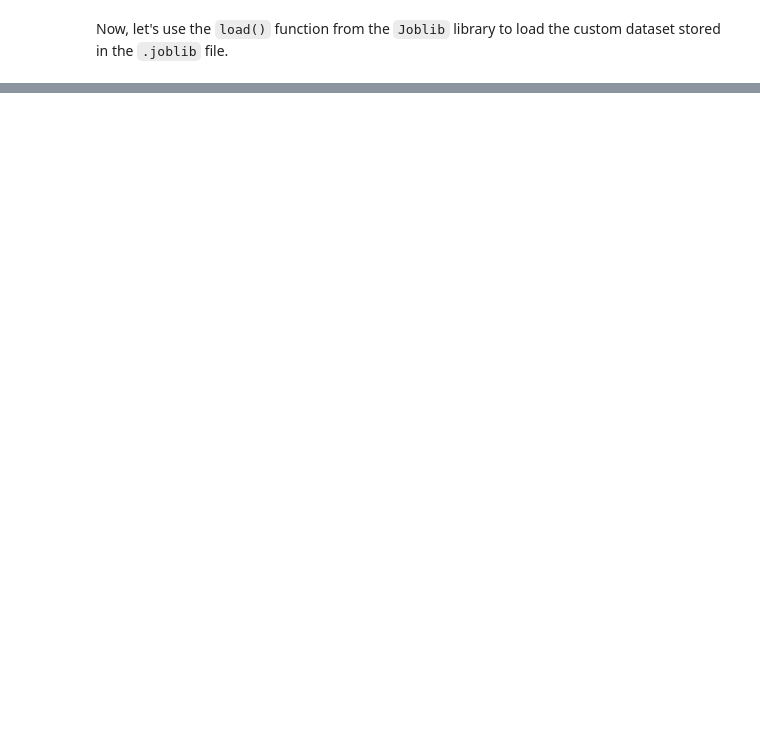
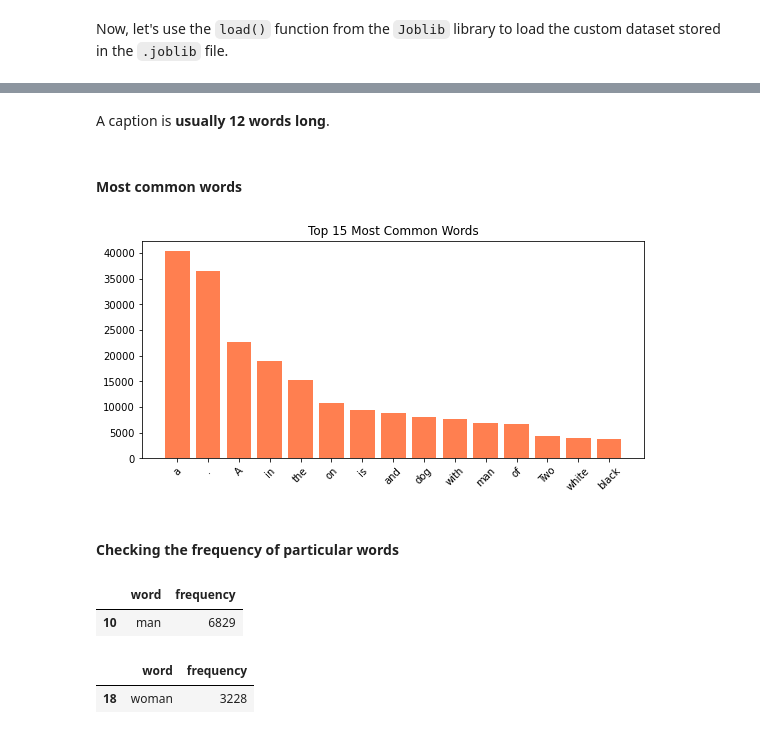
Before and after one commit to DCC-UAB/Image_Captioning, a Jupyter notebook: SRC/EDA.ipynb, the cells around one changed output, grey strips where cells are left out. Cells and saved outputs as stored; diff of their text form; code cells hidden in the pictures; blank space fills up the shorter version.

```diff
--- a/SRC/EDA.ipynb
+++ b/SRC/EDA.ipynb
@@ -36,0 +231,26 @@ dataset = joblib.load(DATA_LOCATION + "/processed_dataset.joblib")
+# %% [markdown]
+A caption is **usually 12 words long**.
+# %% [markdown]
+#### Most common words
+# %%
+captions = list(dataset.captions)
+
+# Split the sentences into words
+words = [word for caption in captions for word in caption.split()]
+
+# Use Counter to count how often each word appears
+counter = Counter(words)
+
+# Extract words and counts as separate lists for bar chart
+words, counts = zip(*counter.most_common(15))
+
+# Display a bar chart
+plt.figure(figsize=(9,4))
+plt.bar(words, counts, color='coral')
+plt.title('Top 15 Most Common Words')
+plt.xticks(rotation=45)
+plt.show()
+# %% [output]
+[figure, added]
+# %% [markdown]
+#### Checking the frequency of particular words
@@ -36,0 +260,10 @@ dataset = joblib.load(DATA_LOCATION + "/processed_dataset.joblib")
+# %%
+freqs[freqs['word'] == 'man']
+# %% [output]
+|  | word | frequency |
+| 10 | man | 6829 |
+# %%
+freqs[freqs['word'] == 'woman']
+# %% [output]
+|  | word | frequency |
+| 18 | woman | 3228 |
```
Also changed, not shown: parts of 42 cells of this notebook, 1 other file.
